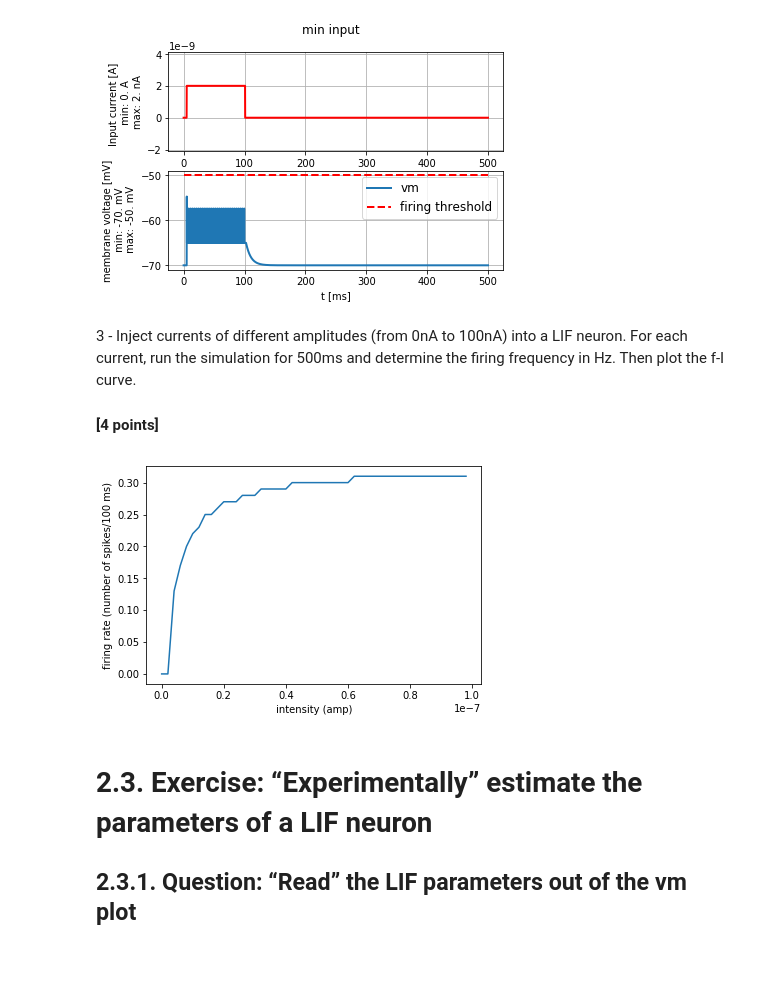
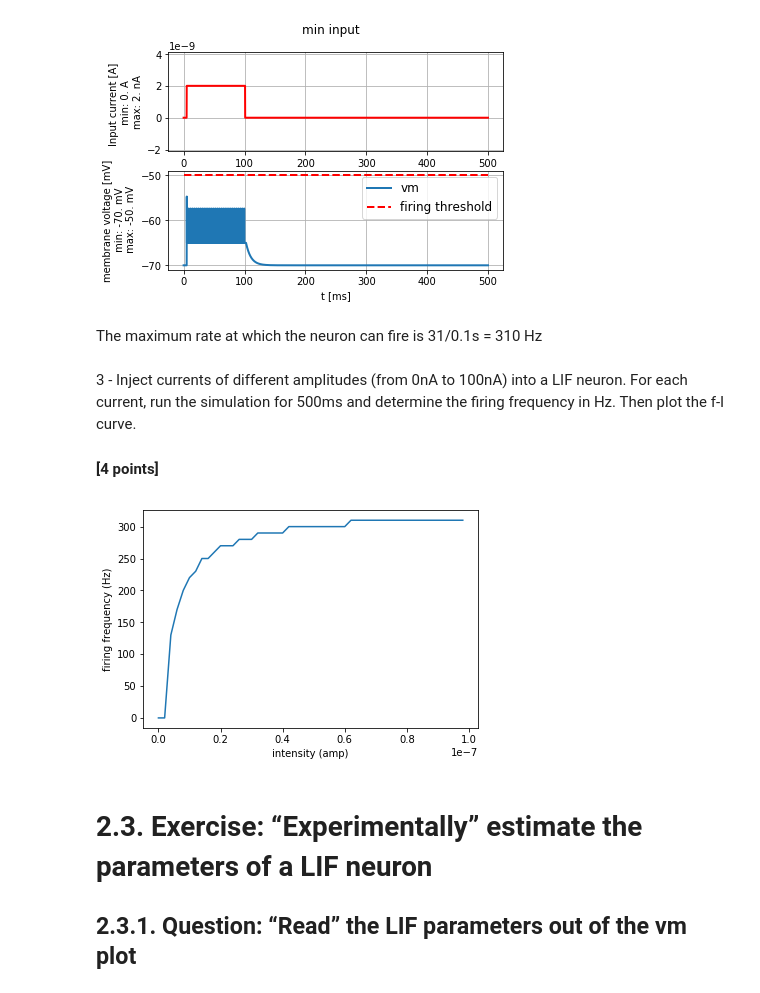
Before and after one commit to Shrecki/BioModNN, a Jupyter notebook: Ex2_Fabrice_Guibert_246696.ipynb, the cells around one changed output. Cells and saved outputs as stored; diff of their text form; code cells hidden in the pictures; blank space fills up the shorter version.

```diff
--- a/Ex2_Fabrice_Guibert_000.ipynb
+++ b/Ex2_Fabrice_Guibert_246696.ipynb
@@ -201,6 +200,8 @@ print("nr of spikes: {}".format(spike_monitor.count[0]))
 # %% [output]
 nr of spikes: 31
 [figure]
+# %% [markdown]
+The maximum rate at which the neuron can fire is 31/0.1s = 310 Hz
 # %% [markdown]
 3 - Inject currents of different amplitudes (from 0nA to 100nA) into a LIF neuron.
 For each current, run the simulation for 500ms and determine the firing frequency in Hz. Then plot the f-I curve.
@@ -210,16 +211,16 @@ spikes = []
 for c in currents:
     (state_monitor,spike_monitor) = LIF.simulate_LIF_neuron(input_current= c, simulation_time = 500 * b2.ms,
                                                        abs_refractory_period= 3*b2.ms)
-    spikes.append(spike_monitor.count[0]/100.0)
+    spikes.append(spike_monitor.count[0]/0.1)
 # %%
 import matplotlib.pyplot as plt
 
 plt.plot(l, spikes)
-plt.ylabel('firing rate (number of spikes/100 ms)')
+plt.ylabel('firing frequency (Hz)')
 plt.xlabel('intensity (amp)')
 plt.show()
 # %% [output]
-[figure, old version]
+[figure, new version]
 # %% [markdown]
 # 2.3. Exercise: “Experimentally” estimate the parameters of a LIF neuron
 ## 2.3.1. Question: “Read” the LIF parameters out of the vm plot
```
Also changed, not shown: parts of 19 cells of this notebook.
